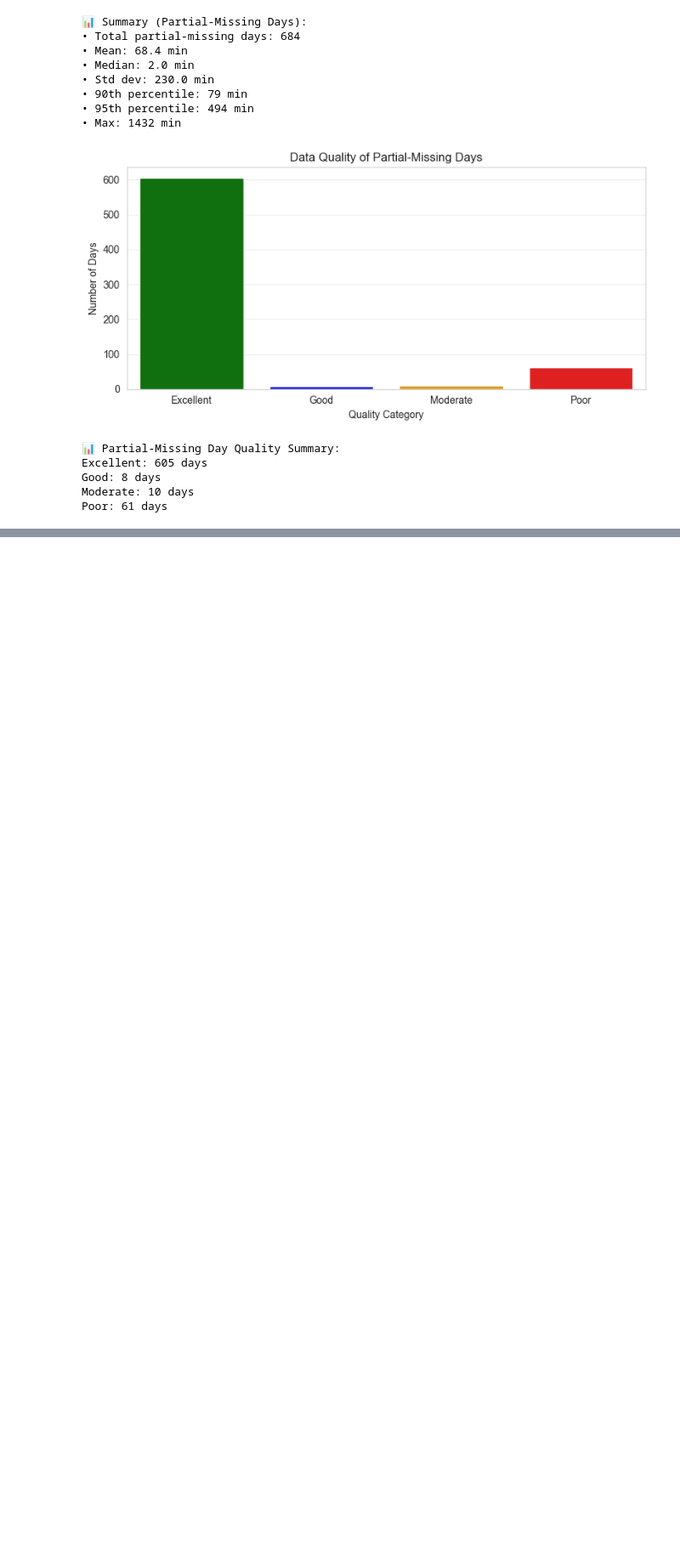
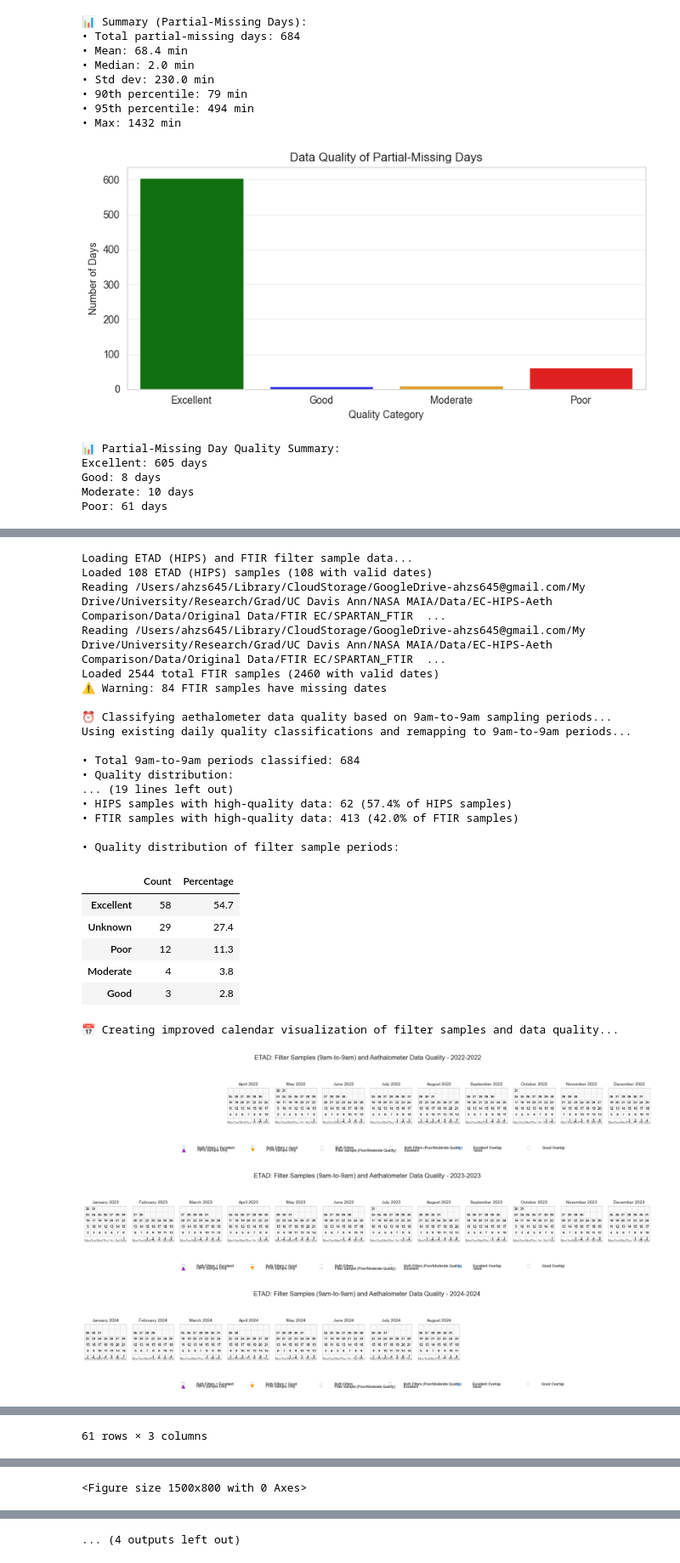
Before and after one commit to ahzs645/aethdata-analysis, a Jupyter notebook: Raw Data Charateristic/Data Completness.ipynb, the cells around one changed output, grey strips where cells are left out. Shown at 85% size. Saved outputs shown, nothing was run; the diff lists cells and outputs as text; code cells hidden in the pictures; blank space fills up the shorter version.

Commit message:
Completed filter and aeth overlap, need to figure out the unknown how to deal with it

```diff
--- a/Raw Data Charateristic/Data Completness.ipynb
+++ b/Raw Data Charateristic/Data Completness.ipynb
@@ -907,0 +1631,49 @@ These are the days we’ll use for the EC-BC comparison and MAC work.
+# %%
+# Load filter sample data
+etad_data, ftir_data = load_filter_sample_data()
+
+# Re-classify aethalometer data based on 9am-to-9am periods
+quality_by_period = classify_aethalometer_9to9_periods(df, quality_by_day)
+
+# Analyze overlap with high-quality periods - prioritize days with both filter types
+overlap_results = analyze_filter_sample_quality_overlap(quality_by_period, etad_data, ftir_data)
+
+# Generate improved calendar visualization with clearer markers
+calendar_df = improved_plot_filter_sample_calendar(overlap_results)
+
+# Generate detailed analysis of periods with both filter types
+both_filters_analysis = analyze_both_filters_quality(overlap_results)
+
+# Save high-quality filter sample dates
+high_quality_dates = save_high_quality_filter_dates(
+    overlap_results,
+    output_path='output/high_quality_filter_dates_9to9.csv'
+)
+# %% [output]
+Loading ETAD (HIPS) and FTIR filter sample data...
+Loaded 108 ETAD (HIPS) samples (108 with valid dates)
+Reading /Users/ahzs645/Library/CloudStorage/GoogleDrive-ahzs645@gmail.com/My Drive/University/Research/Grad/UC Davis Ann/NASA MAIA/Data/EC-HIPS-Aeth Comparison/Data/Original Data/FTIR EC/SPARTAN_FTIR  ...
+Reading /Users/ahzs645/Library/CloudStorage/GoogleDrive-ahzs645@gmail.com/My Drive/University/Research/Grad/UC Davis Ann/NASA MAIA/Data/EC-HIPS-Aeth Comparison/Data/Original Data/FTIR EC/SPARTAN_FTIR  ...
+Loaded 2544 total FTIR samples (2460 with valid dates)
+⚠️ Warning: 84 FTIR samples have missing dates
+
+⏰ Classifying aethalometer data quality based on 9am-to-9am sampling periods...
+Using existing daily quality classifications and remapping to 9am-to-9am periods...
+
+• Total 9am-to-9am periods classified: 684
+• Quality distribution:
+... (19 lines left out)
+• HIPS samples with high-quality data: 62 (57.4% of HIPS samples)
+• FTIR samples with high-quality data: 413 (42.0% of FTIR samples)
+
+• Quality distribution of filter sample periods:
+|  | Count | Percentage |
+| Excellent | 58 | 54.7 |
+| Unknown | 29 | 27.4 |
+| Poor | 12 | 11.3 |
+| Moderate | 4 | 3.8 |
+| Good | 3 | 2.8 |
+📅 Creating improved calendar visualization of filter samples and data quality...
+[figure, added]
+[figure, added]
+[figure, added]
@@ -907,0 +1705 @@ These are the days we’ll use for the EC-BC comparison and MAC work.
+61 rows × 3 columns
@@ -907,0 +1707 @@ These are the days we’ll use for the EC-BC comparison and MAC work.
+<Figure size 1500x800 with 0 Axes>
@@ -907,0 +1709 @@ These are the days we’ll use for the EC-BC comparison and MAC work.
+... (4 outputs left out)
```
Also changed, not shown: parts of 9 cells of this notebook, 1 other file.
